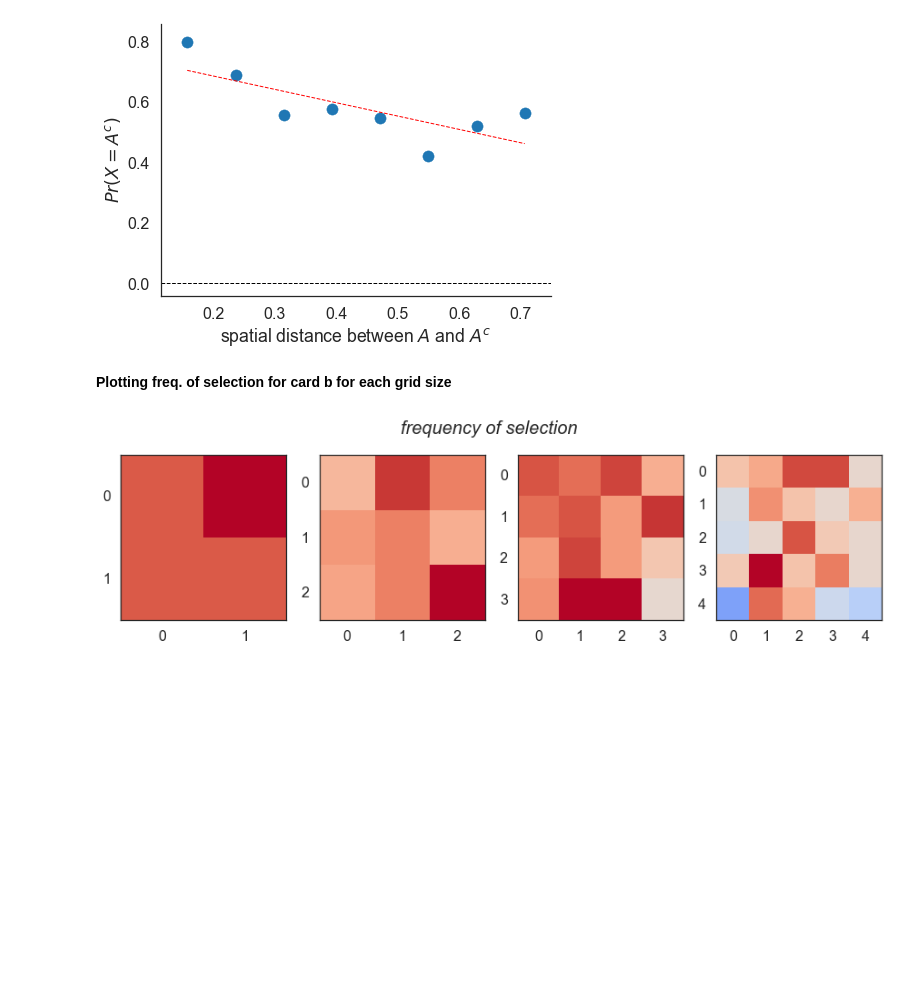
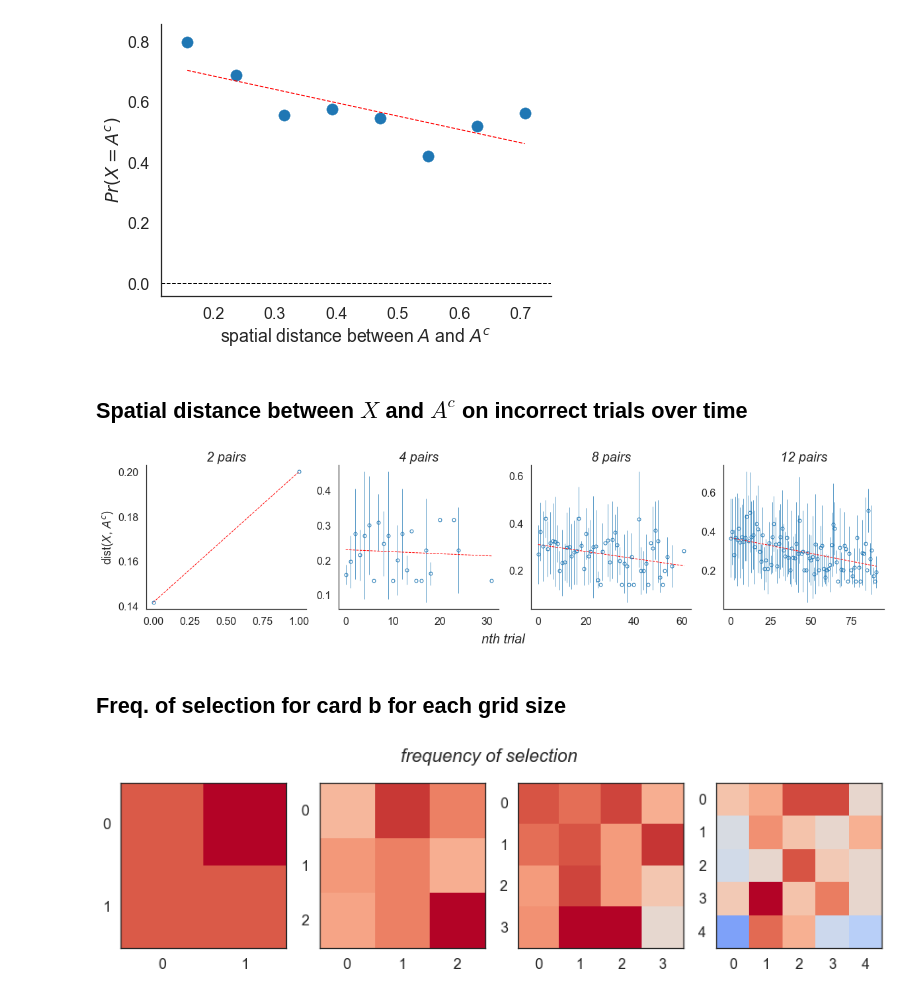
Before and after one commit to aidapiccato/concentration-game-mworks, a Jupyter notebook: unpack_data_ios_v2.ipynb, the cells around one changed output. Saved outputs shown, nothing was run; the diff lists cells and outputs as text; code cells hidden in the pictures; blank space fills up the shorter version.

Commit message:
continuing plotting

```diff
--- a/unpack_data_ios_v2.ipynb
+++ b/unpack_data_ios_v2.ipynb
@@ -43,7 +45,6 @@ nrows, ncols = 1, 4
 f, axs = plt.subplots(nrows, ncols, figsize=(20, 5))
 max_n_trials = n_imgs.max() * 4
 for i, k in enumerate(n_pairs):
-    group = pd.DataFrame(group)
     n_trials = k * 2 * 4
     axs[i].plot(np.arange(n_trials), df.iloc[i, :n_trials].values, label=k)
 for i, ax in enumerate(axs):
@@ -51,4 +52,5 @@ for i, ax in enumerate(axs):
     prettify(ax)
 axs[0].set_ylabel('$Pr(X = A^c)$')
 plt.suptitle('nth trial', y = 0.0, fontsize = 20, style='italic')
+plt.show()
 # %% [output]
@@ -91,8 +96,30 @@ prettify(axs)
 plt.show()
 # %% [output]
 [figure]
+# %% [markdown]
+## Spatial distance between $X$ and $A^c$ on incorrect trials over time
+# %%
+df = pd.concat([behave.spatial.dist_b_c, behave.scalar.n_pairs, behave.scalar.trial_in_block_index, behave.scalar.block_index, behave.scalar.success], axis = 1)
+df = df[df.success == 0]
+mean = df.groupby(['n_pairs', 'trial_in_block_index']).agg({'dist_b_c': lambda x: x.mean(skipna=False)}).unstack()
+std = df.groupby(['n_pairs', 'trial_in_block_index']).agg({'dist_b_c': lambda x: x.std(skipna=False)}).unstack()
+f, axs = plt.subplots(1, 4, figsize=(20, 4))
+for i, n in enumerate(n_pairs):
+    n_trials = n * 2 * 4
+    curr_mean = mean.iloc[i, :n_trials]
+    curr_std = std.iloc[i, :n_trials]
+    axs[i].errorbar(np.arange(len(curr_mean)), curr_mean[:n_trials], yerr=curr_std, fmt='o', elinewidth=0.7, fillstyle='none', markeredgewidth=1.0, markersize=5)
+    fit_line(axs[i], np.arange(len(curr_mean)), curr_mean)
+for i, ax in enumerate(axs):
+    ax.set_title('%d pairs' % (n_pairs[i]))
+    prettify(ax)
+axs[0].set_ylabel('dist($X$, $A^c$)')
+plt.suptitle('nth trial', y = 0.0, fontsize = 20, style='italic')
+plt.show()
+# %% [output]
+[figure, added]
 # %% [markdown]
-**Plotting freq. of selection for card b for each grid size**
+## Freq. of selection for card b for each grid size
 # %%
 df = pd.concat([behave.scalar.card_b, behave.scalar.n_pairs], axis=1)
 df = df[df.card_b != None]
```
Also changed, not shown: parts of 11 cells of this notebook, 3 other files.
